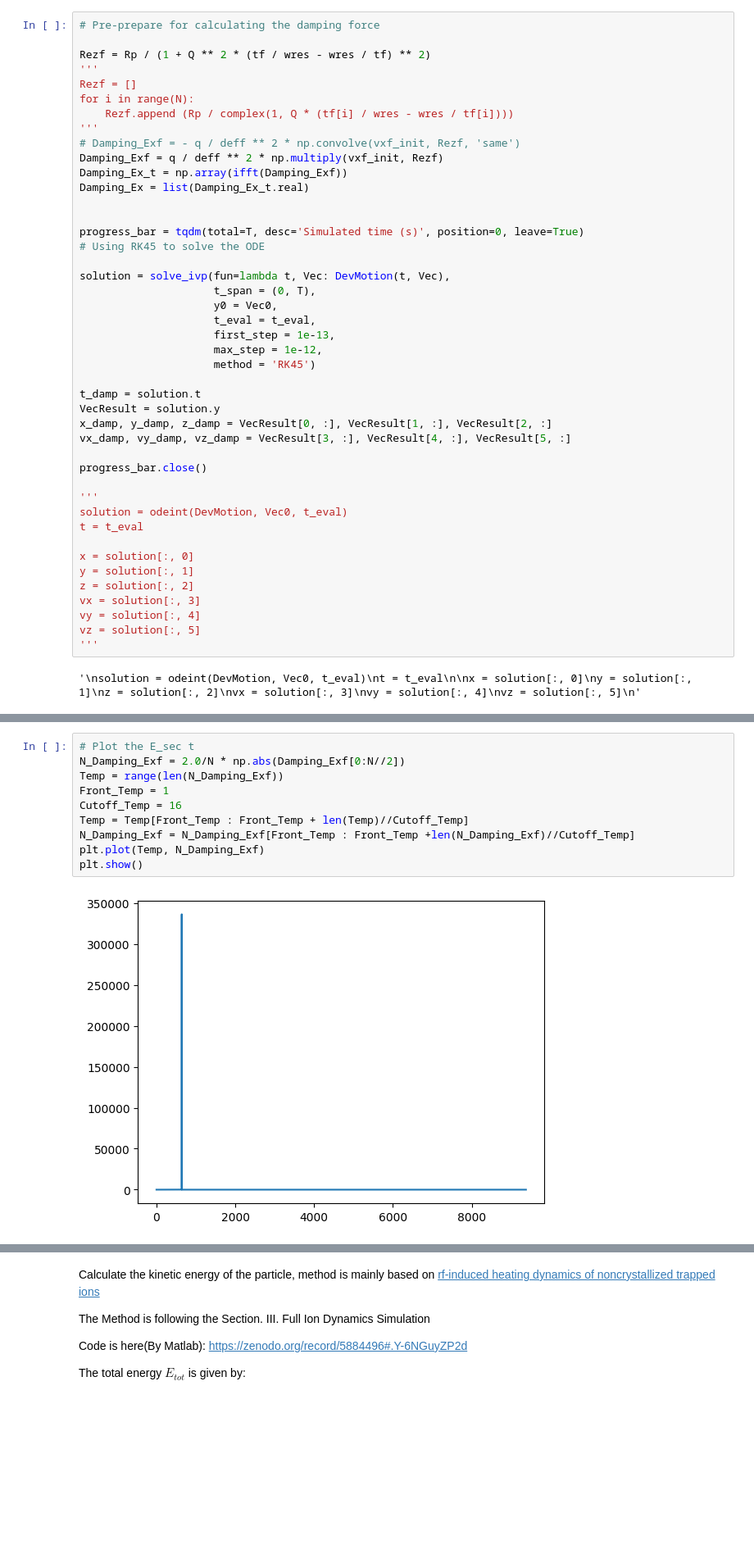
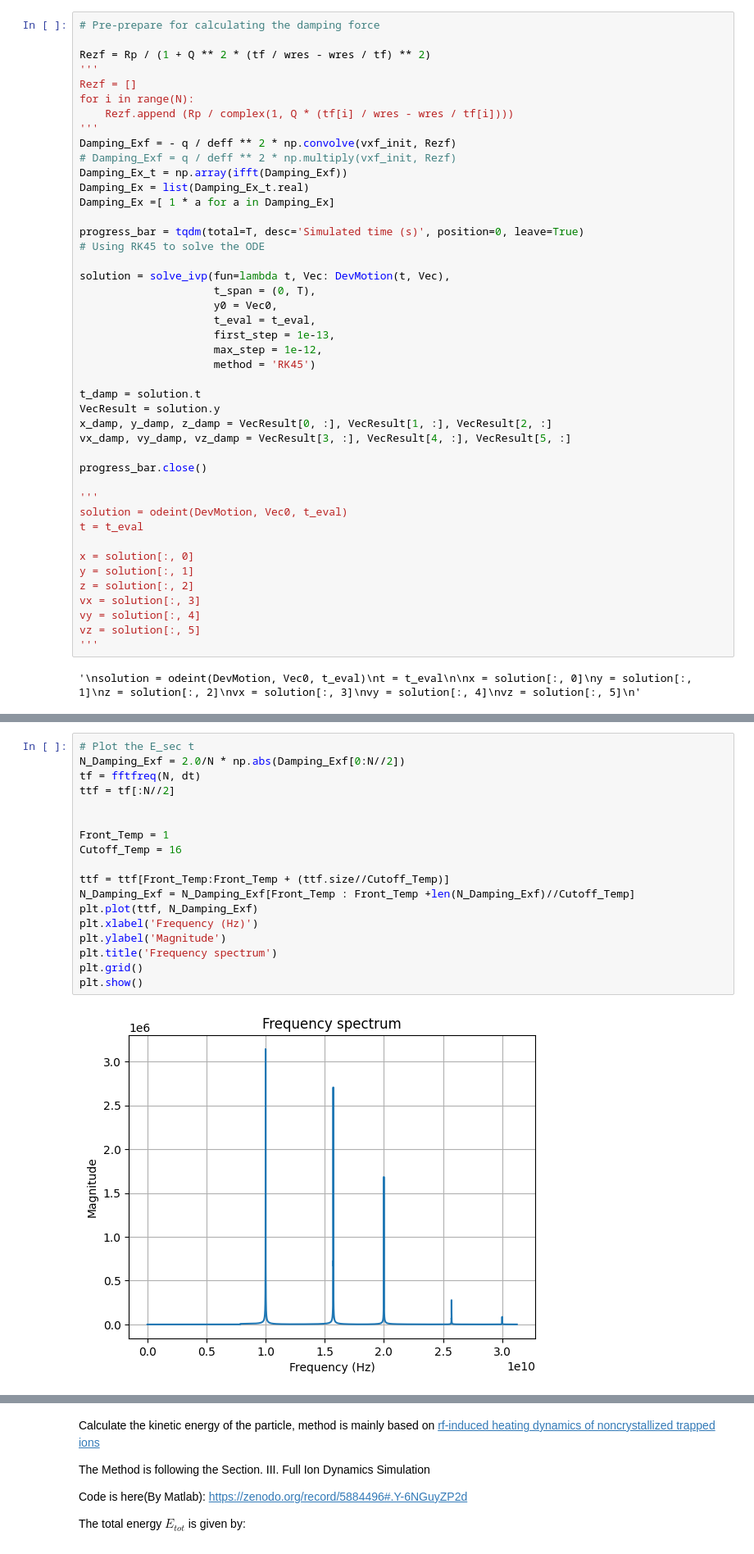
Before and after one commit to yuqian15/electron_micromotion_cooling, a Jupyter notebook: Electron-QIP-v2.ipynb, the cells around one changed output, grey strips where cells are left out. Shown at 82% size. Saved outputs shown, nothing was run; the diff lists cells and outputs as text; blank space fills up the shorter version.

```diff
--- a/Electron-QIP-v2.ipynb
+++ b/Electron-QIP-v2.ipynb
@@ -306,11 +312,11 @@ Rezf = []
 for i in range(N):
     Rezf.append (Rp / complex(1, Q * (tf[i] / wres - wres / tf[i])))
 '''
-# Damping_Exf = - q / deff ** 2 * np.convolve(vxf_init, Rezf, 'same')
-Damping_Exf = q / deff ** 2 * np.multiply(vxf_init, Rezf)
+Damping_Exf = - q / deff ** 2 * np.convolve(vxf_init, Rezf)
+# Damping_Exf = q / deff ** 2 * np.multiply(vxf_init, Rezf)
 Damping_Ex_t = np.array(ifft(Damping_Exf))
 Damping_Ex = list(Damping_Ex_t.real)
-
+Damping_Ex =[ 1 * a for a in Damping_Ex]
 
 progress_bar = tqdm(total=T, desc='Simulated time (s)', position=0, leave=True)
 # Using RK45 to solve the ODE
@@ -346,12 +358,20 @@ vz = solution[:, 5]
 # %%
 # Plot the E_sec t
 N_Damping_Exf = 2.0/N * np.abs(Damping_Exf[0:N//2])
-Temp = range(len(N_Damping_Exf))
+tf = fftfreq(N, dt)
+ttf = tf[:N//2]
+
+
 Front_Temp = 1
 Cutoff_Temp = 16
-Temp = Temp[Front_Temp : Front_Temp + len(Temp)//Cutoff_Temp]
+
+ttf = ttf[Front_Temp:Front_Temp + (ttf.size//Cutoff_Temp)]
 N_Damping_Exf = N_Damping_Exf[Front_Temp : Front_Temp +len(N_Damping_Exf)//Cutoff_Temp]
-plt.plot(Temp, N_Damping_Exf)
+plt.plot(ttf, N_Damping_Exf)
+plt.xlabel('Frequency (Hz)')
+plt.ylabel('Magnitude')
+plt.title('Frequency spectrum')
+plt.grid()
 plt.show()
 # %% [output]
-[figure, old version]
+[figure, new version]
```
Also changed, not shown: parts of 7 cells of this notebook, 7 other files.
